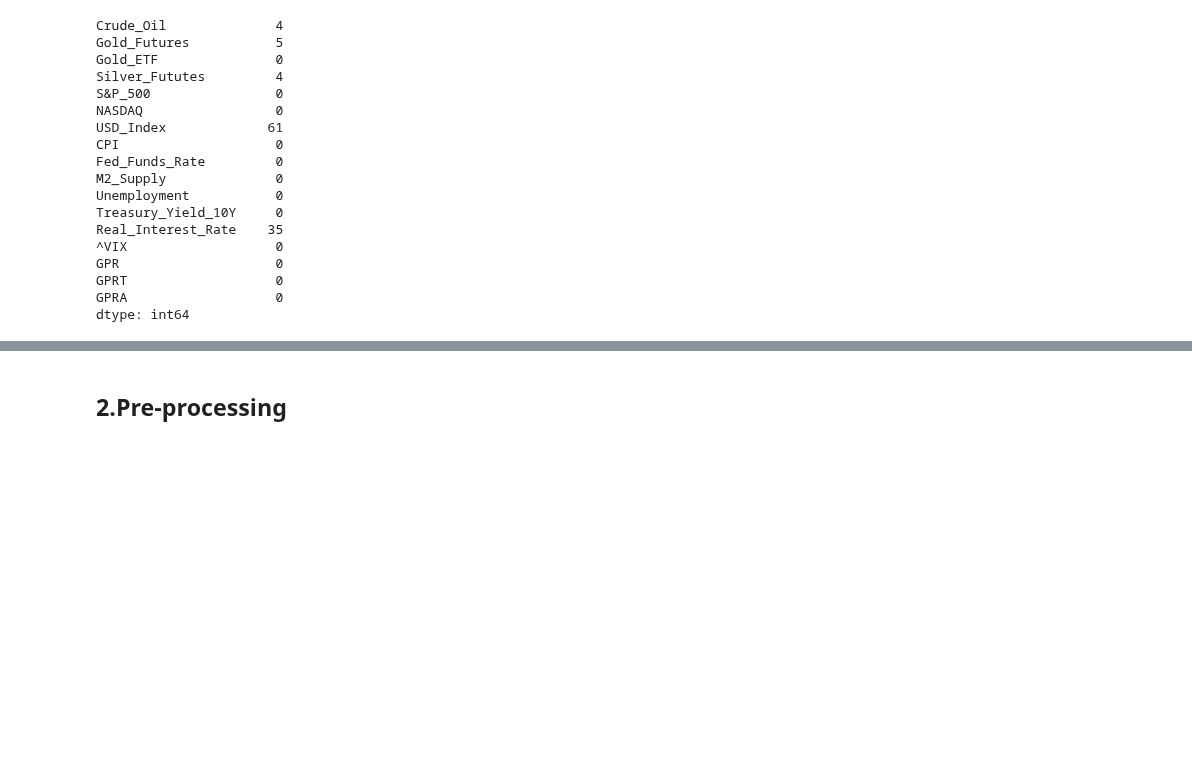
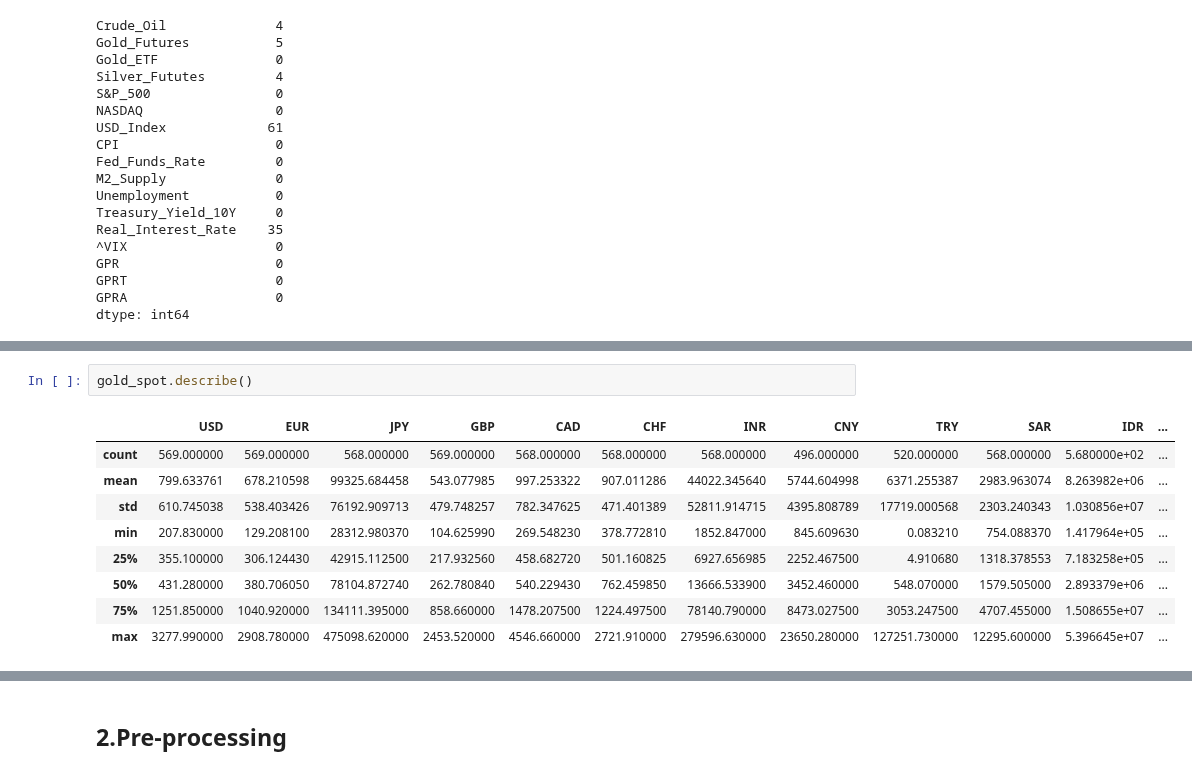
Before and after one commit to HuyPham171-hub/gold-price-prediction, a Jupyter notebook: explore.ipynb, the cells around one changed output, grey strips where cells are left out. Saved outputs shown, nothing was run; the diff lists cells and outputs as text; blank space fills up the shorter version.

```diff
--- a/explore.ipynb
+++ b/explore.ipynb
@@ -95,0 +135,12 @@ dtype: int64
+# %%
+gold_spot.describe()
+# %% [output]
+|  | USD | EUR | JPY | GBP | CAD | CHF | INR | CNY | TRY | SAR | IDR | ... |
+| count | 569.000000 | 569.000000 | 568.000000 | 569.000000 | 568.000000 | 568.000000 | 568.000000 | 496.000000 | 520.000000 | 568.000000 | 5.680000e+02 | ... |
+| mean | 799.633761 | 678.210598 | 99325.684458 | 543.077985 | 997.253322 | 907.011286 | 44022.345640 | 5744.604998 | 6371.255387 | 2983.963074 | 8.263982e+06 | ... |
+| std | 610.745038 | 538.403426 | 76192.909713 | 479.748257 | 782.347625 | 471.401389 | 52811.914715 | 4395.808789 | 17719.000568 | 2303.240343 | 1.030856e+07 | ... |
+| min | 207.830000 | 129.208100 | 28312.980370 | 104.625990 | 269.548230 | 378.772810 | 1852.847000 | 845.609630 | 0.083210 | 754.088370 | 1.417964e+05 | ... |
+| 25% | 355.100000 | 306.124430 | 42915.112500 | 217.932560 | 458.682720 | 501.160825 | 6927.656985 | 2252.467500 | 4.910680 | 1318.378553 | 7.183258e+05 | ... |
+| 50% | 431.280000 | 380.706050 | 78104.872740 | 262.780840 | 540.229430 | 762.459850 | 13666.533900 | 3452.460000 | 548.070000 | 1579.505000 | 2.893379e+06 | ... |
+| 75% | 1251.850000 | 1040.920000 | 134111.395000 | 858.660000 | 1478.207500 | 1224.497500 | 78140.790000 | 8473.027500 | 3053.247500 | 4707.455000 | 1.508655e+07 | ... |
+| max | 3277.990000 | 2908.780000 | 475098.620000 | 2453.520000 | 4546.660000 | 2721.910000 | 279596.630000 | 23650.280000 | 127251.730000 | 12295.600000 | 5.396645e+07 | ... |
```
Also changed, not shown: parts of 10 cells of this notebook, 5 other files.
